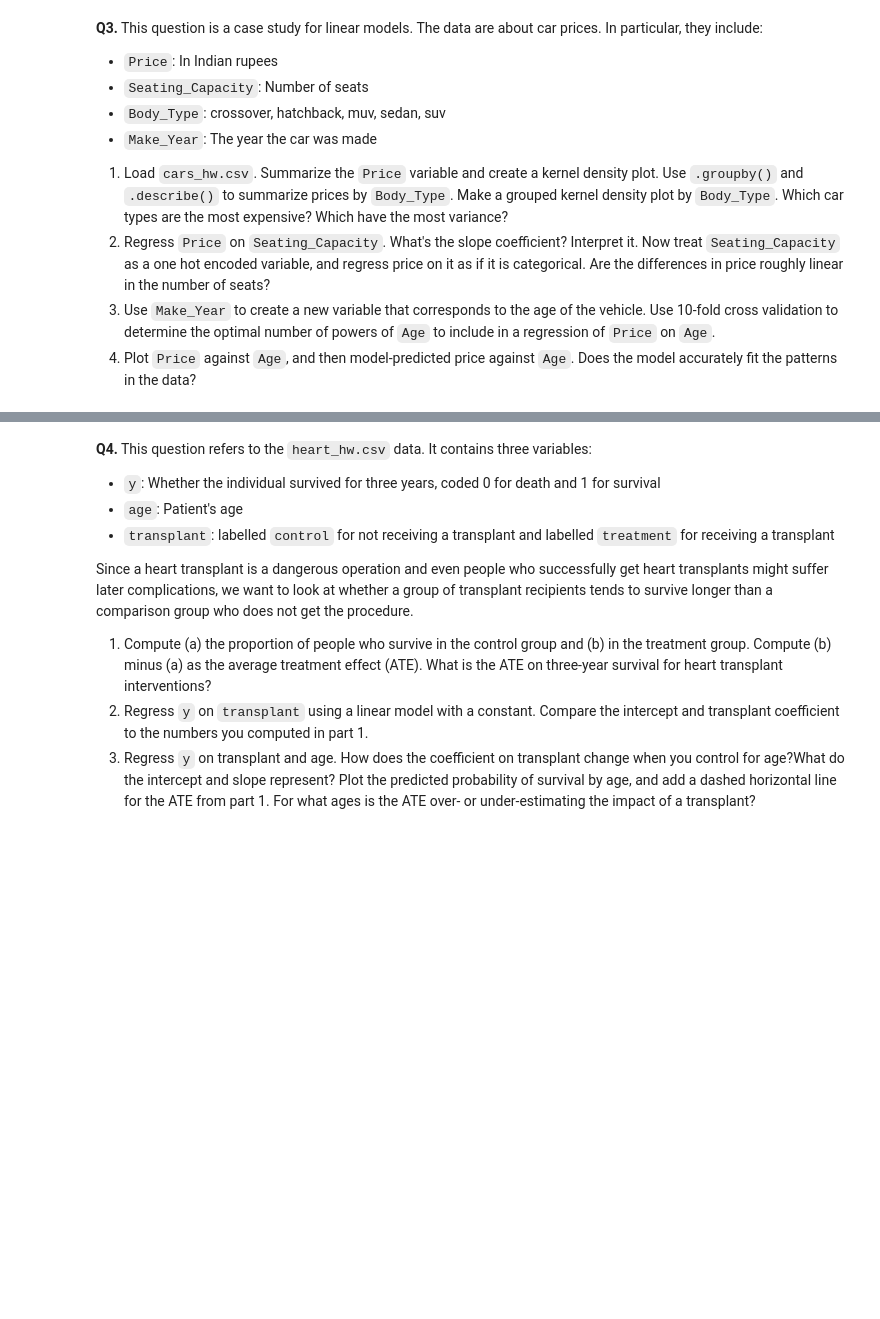
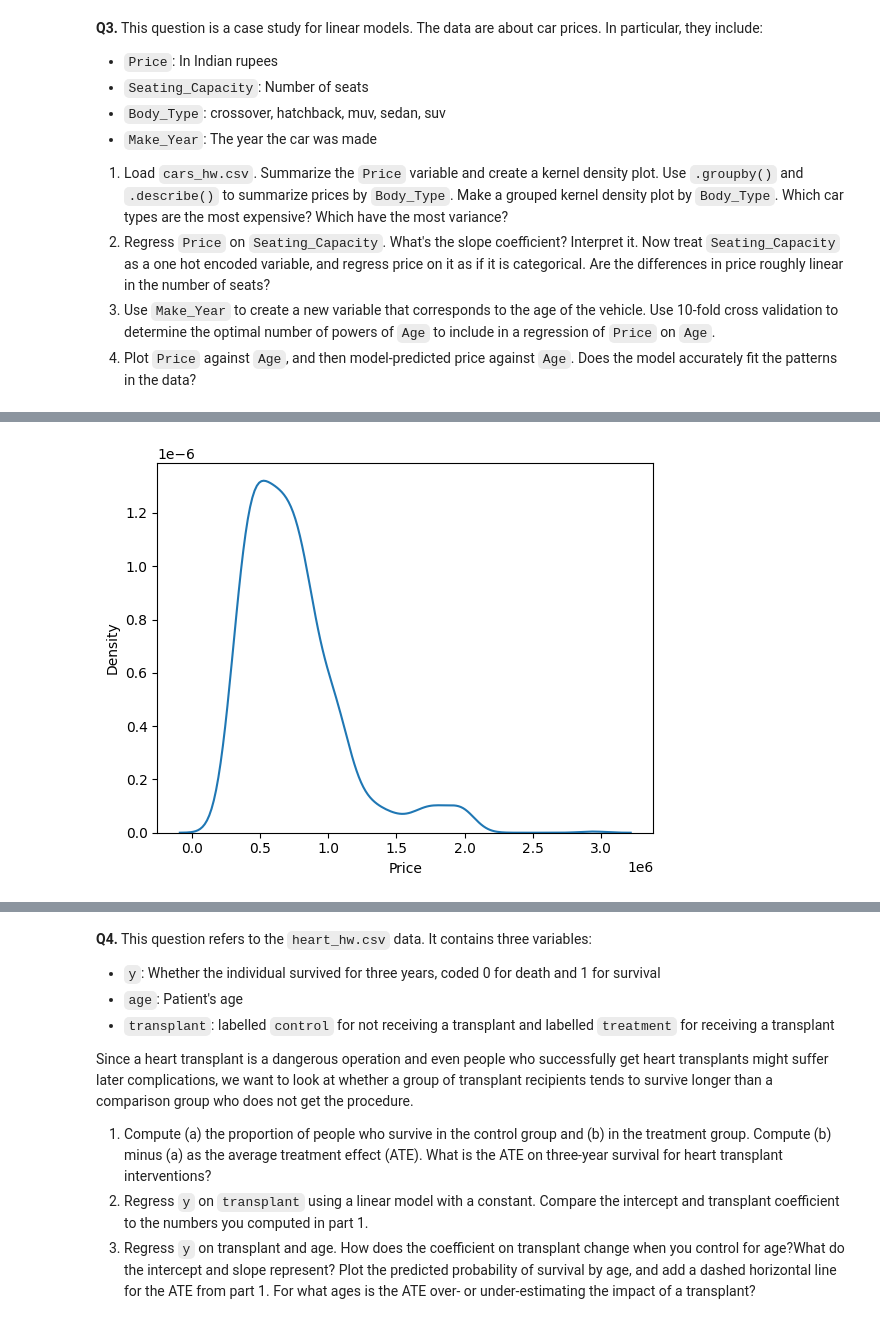
Before and after one commit to RexW999/undergrad_ml_assignments, a Jupyter notebook: 03_assignment_linear_models.ipynb, the cells around one changed output, grey strips where cells are left out. Cells and saved outputs as stored; diff of their text form; code cells hidden in the pictures; blank space fills up the shorter version.

```diff
--- a/03_assignment_linear_models.ipynb
+++ b/03_assignment_linear_models.ipynb
@@ -250,3 +250,6 @@ Model 4 CV MSE: 9067.861644501509
   2. Regress `Price` on `Seating_Capacity`. What's the slope coefficient? Interpret it. Now treat `Seating_Capacity` as a one hot encoded variable, and regress price on it as if it is categorical. Are the differences in price roughly linear in the number of seats?
   3. Use `Make_Year` to create a new variable that corresponds to the age of the vehicle. Use 10-fold cross validation to determine the optimal number of powers of `Age` to include in a regression of `Price` on `Age`.
   4. Plot `Price` against `Age`, and then model-predicted price against `Age`. Does the model accurately fit the patterns in the data?
+# %%
+df_cars = pd.read_csv('./data/cars_hw.csv')
+df_cars
@@ -252,0 +284,4 @@ Model 4 CV MSE: 9067.861644501509
+# %%
+kernel_density_plot = sns.kdeplot(data=df_cars, x='Price')
+# %% [output]
+[figure, added]
```
Also changed, not shown: parts of 5 cells of this notebook.
